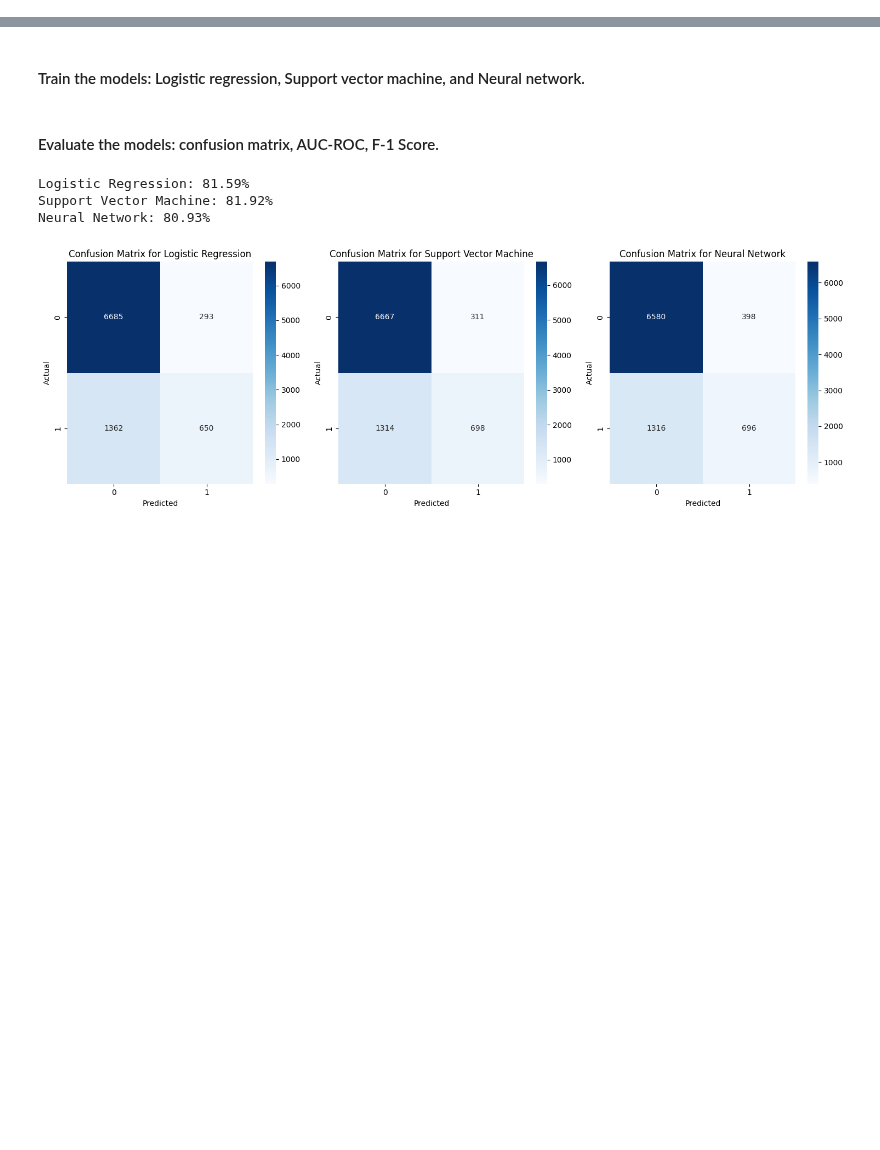
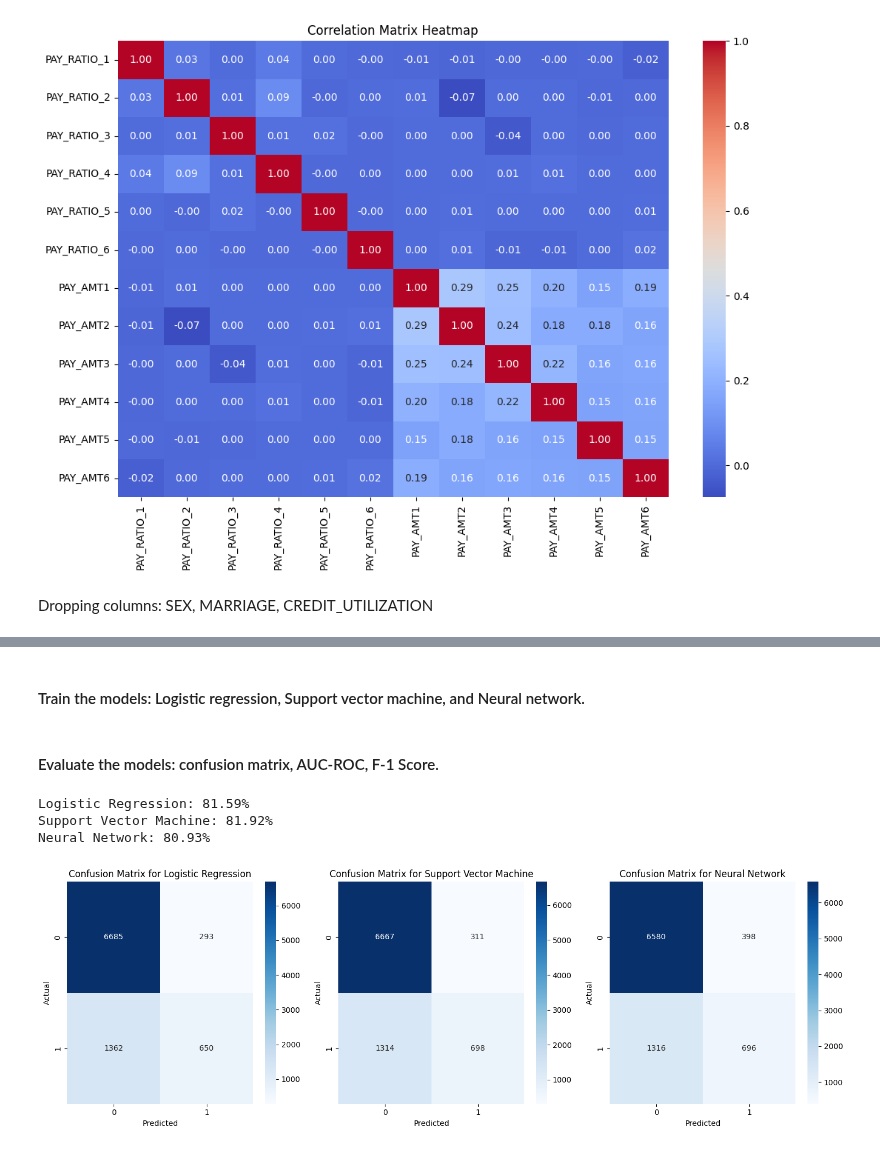
Before and after one commit to minjeoungneev/Default_Credit_Card, a Jupyter notebook: Models.ipynb, the cells around one changed output, grey strips where cells are left out. Cells and saved outputs as stored; diff of their text form; code cells hidden in the pictures; blank space fills up the shorter version.

```diff
--- a/Models.ipynb
+++ b/Models.ipynb
@@ -38,0 +56,5 @@ Index(['LIMIT_BAL', 'AGE', 'PAY_1', 'PAY_2', 'PAY_3', 'PAY_4', 'PAY_5',
+# %%
+for i in range(1, 7):
+    ratio = df[f'PAY_RATIO_{i}'] = (df[f'PAY_AMT{i}'] / df[f'BILL_AMT{i}'])
+    ratio.replace([np.inf, -np.inf], np.nan, inplace = True)
+    df[f'PAY_RATIO_{i}'] = ratio.fillna(0)
@@ -38,0 +173,9 @@ Index(['LIMIT_BAL', 'AGE', 'PAY_1', 'PAY_2', 'PAY_3', 'PAY_4', 'PAY_5',
+# %%
+pay_ratio_columns = [f'PAY_RATIO_{i}' for i in range(1, 7)]
+pay_amt_columns = [f'PAY_AMT{i}' for i in range(1, 7)]
+
+correlation_matrix = df[pay_ratio_columns + pay_amt_columns].corr()
+
+# Extract correlations between PAY_RATIO and PAY_AMT columns
+correlation = correlation_matrix.loc[pay_ratio_columns, pay_amt_columns]
+print(correlation)
@@ -38,0 +190,9 @@ Index(['LIMIT_BAL', 'AGE', 'PAY_1', 'PAY_2', 'PAY_3', 'PAY_4', 'PAY_5',
+# %%
+plt.figure(figsize=(12, 8))
+sns.heatmap(correlation_matrix, annot=True, fmt=".2f", cmap="coolwarm", cbar=True)
+plt.title("Correlation Matrix Heatmap")
+plt.show()
+# %% [output]
+[figure, added]
+# %% [markdown]
+Dropping columns: SEX, MARRIAGE, CREDIT_UTILIZATION
```
Also changed, not shown: parts of 69 cells of this notebook, 3 other files.
